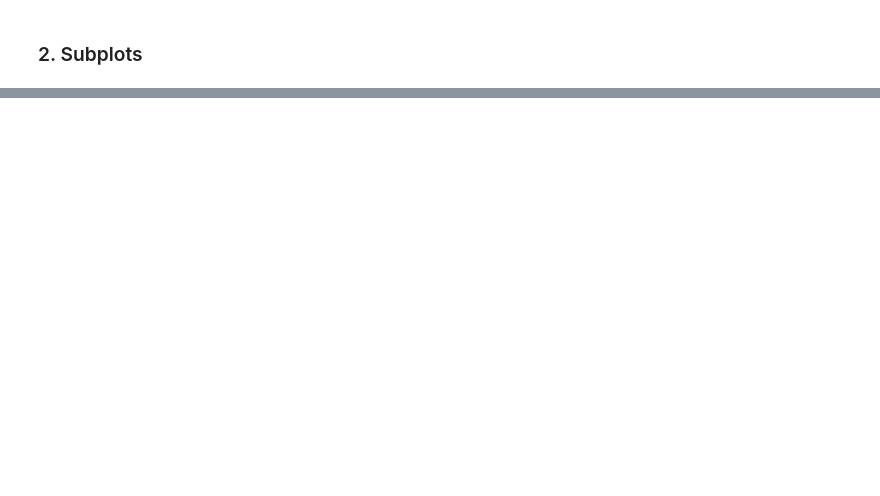
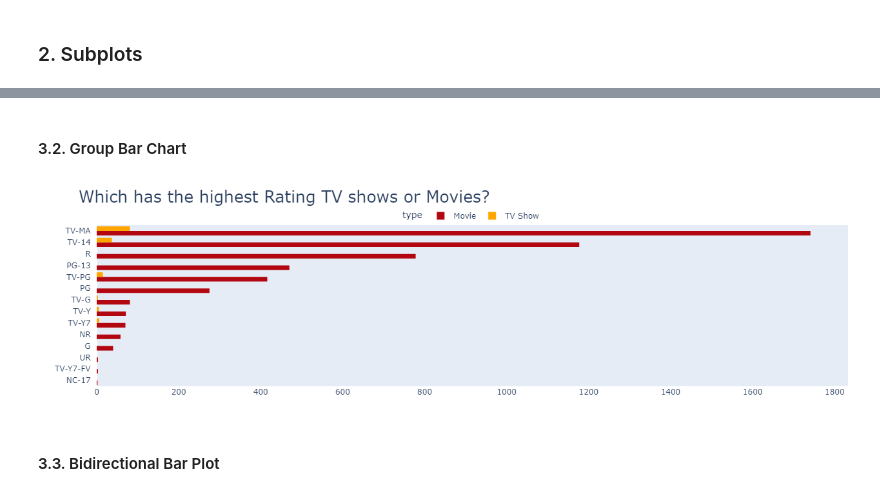
Before and after one commit to sotula/visualization, a Jupyter notebook: plotly.ipynb, the cells around one changed output, grey strips where cells are left out. Saved outputs shown, nothing was run; the diff lists cells and outputs as text; code cells hidden in the pictures; blank space fills up the shorter version.

```diff
--- a/plotly.ipynb
+++ b/plotly.ipynb
@@ -99,0 +169,18 @@ fig.show()
+# %% [markdown]
+#### 3.2. Group Bar Chart
+# %%
+fig_group_bar = px.histogram(df, y='rating', color='type', title='Which has the highest Rating TV shows or Movies?',
+                             color_discrete_sequence=['#b20710', 'orange'], barmode='group')
+fig_group_bar.update_xaxes(showgrid=False)
+fig_group_bar.update_yaxes(showgrid=False, categoryorder='total ascending', ticksuffix='  ', showline=False)
+fig_group_bar.update_traces(hovertemplate=None, marker=dict(line=dict(width=0)))
+fig_group_bar.update_layout(margin=dict(t=70, b=0, l=0, r=0),
+                            hovermode="y unified",
+                            xaxis_title=' ', yaxis_title=" ",
+                            title_font=dict(size=25),
+                            legend=dict(orientation="h", yanchor="bottom", y=1, xanchor="center", x=0.5),
+                           )
+# %% [output]
+[figure, added]
+# %% [markdown]
+#### 3.3. Bidirectional Bar Plot
```
Also changed, not shown: parts of 16 cells of this notebook, 1 other file.
